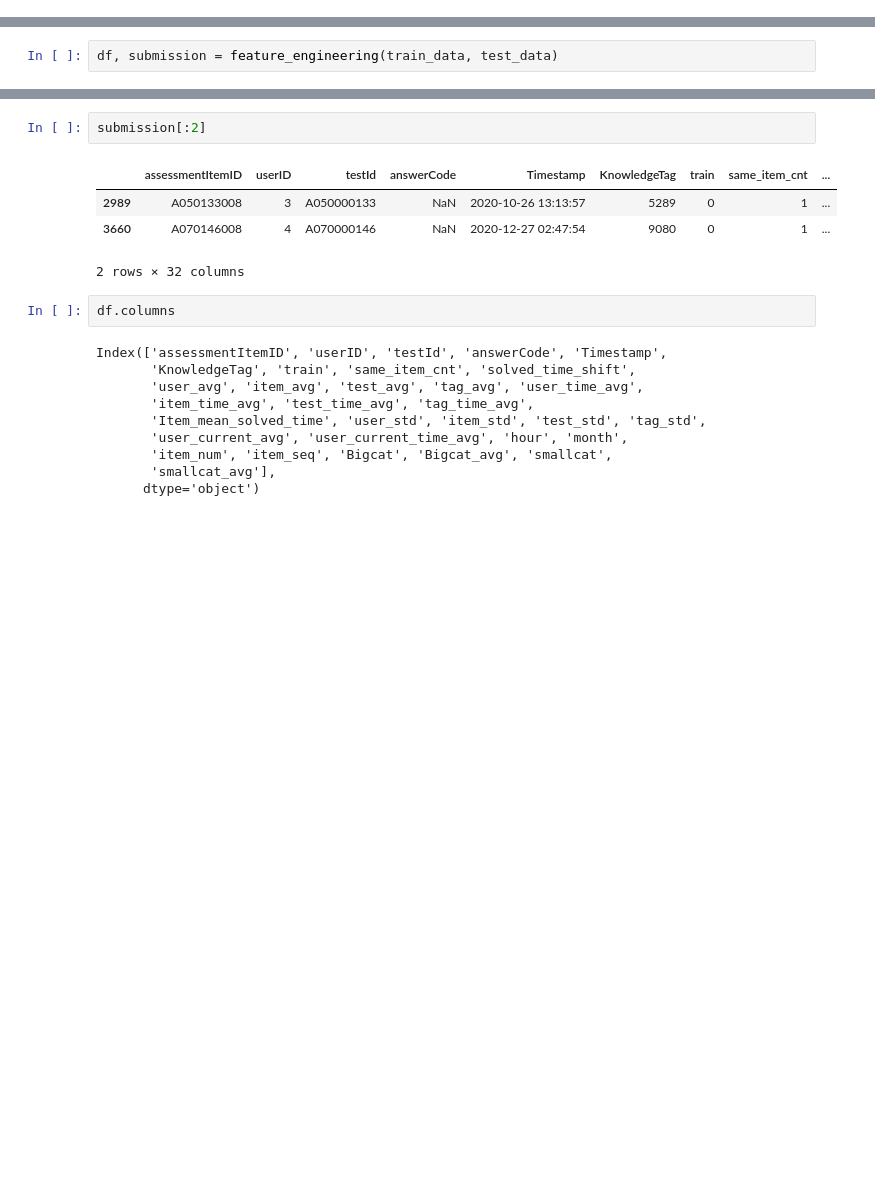
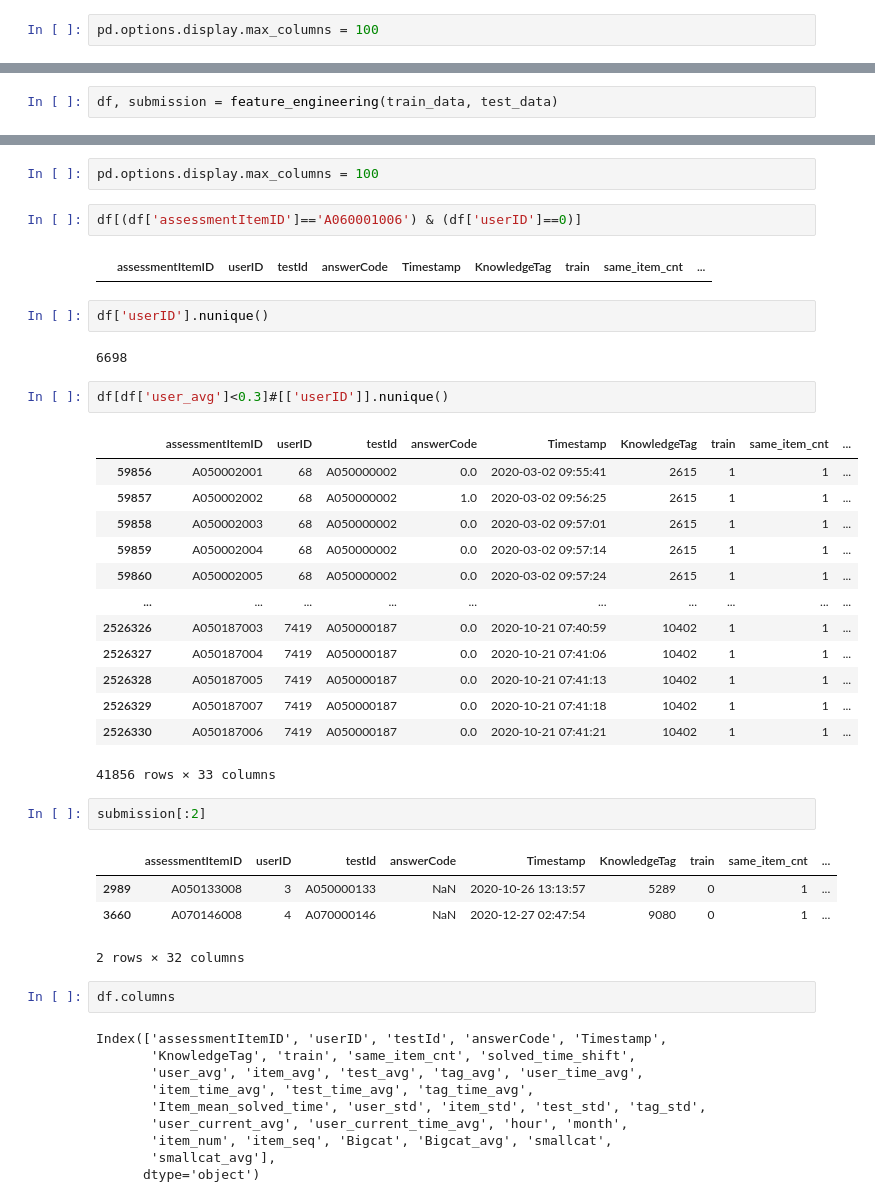
Before and after one commit to boostcampaitech4lv23recsys2/level2_dkt_recsys-level2-recsys-10, a Jupyter notebook: code/LGBMFE_mofified.ipynb, the cells around one changed output, grey strips where cells are left out. Cells and saved outputs as stored; diff of their text form; blank space fills up the shorter version.

```diff
--- a/code/LGBMFE_mofified.ipynb
+++ b/code/LGBMFE_mofified.ipynb
@@ -13,3 +14,5 @@ import wandb
+# %%
+pd.options.display.max_columns = 100
 # %% [markdown]
 ## 1. 데이터 로딩
 # %%
@@ -200,3 +382,29 @@ df[:2]
+# %%
+pd.options.display.max_columns = 100
+# %%
+df[(df['assessmentItemID']=='A060001006') & (df['userID']==0)]
+# %% [output]
+|  | assessmentItemID | userID | testId | answerCode | Timestamp | KnowledgeTag | train | same_item_cnt | ... |
+# %%
+df['userID'].nunique()
+# %% [output]
+6698
+# %%
+df[df['user_avg']<0.3]#[['userID']].nunique()
+# %% [output]
+|  | assessmentItemID | userID | testId | answerCode | Timestamp | KnowledgeTag | train | same_item_cnt | ... |
+| 59856 | A050002001 | 68 | A050000002 | 0.0 | 2020-03-02 09:55:41 | 2615 | 1 | 1 | ... |
+| 59857 | A050002002 | 68 | A050000002 | 1.0 | 2020-03-02 09:56:25 | 2615 | 1 | 1 | ... |
+| 59858 | A050002003 | 68 | A050000002 | 0.0 | 2020-03-02 09:57:01 | 2615 | 1 | 1 | ... |
+| 59859 | A050002004 | 68 | A050000002 | 0.0 | 2020-03-02 09:57:14 | 2615 | 1 | 1 | ... |
+| 59860 | A050002005 | 68 | A050000002 | 0.0 | 2020-03-02 09:57:24 | 2615 | 1 | 1 | ... |
+| ... | ... | ... | ... | ... | ... | ... | ... | ... | ... |
+| 2526326 | A050187003 | 7419 | A050000187 | 0.0 | 2020-10-21 07:40:59 | 10402 | 1 | 1 | ... |
+| 2526327 | A050187004 | 7419 | A050000187 | 0.0 | 2020-10-21 07:41:06 | 10402 | 1 | 1 | ... |
+| 2526328 | A050187005 | 7419 | A050000187 | 0.0 | 2020-10-21 07:41:13 | 10402 | 1 | 1 | ... |
+| 2526329 | A050187007 | 7419 | A050000187 | 0.0 | 2020-10-21 07:41:18 | 10402 | 1 | 1 | ... |
+| 2526330 | A050187006 | 7419 | A050000187 | 0.0 | 2020-10-21 07:41:21 | 10402 | 1 | 1 | ... |
+41856 rows × 33 columns
 # %%
 submission[:2]
 # %% [output]
```
Also changed, not shown: parts of 18 cells of this notebook, 2 other files.
